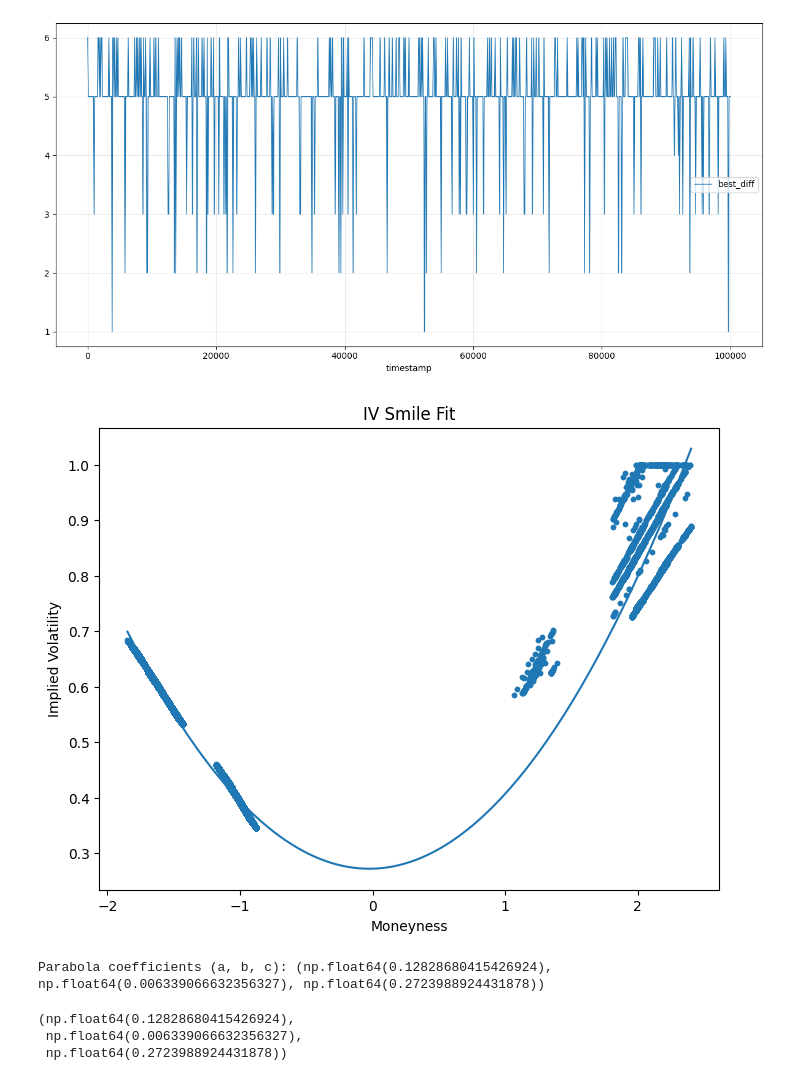
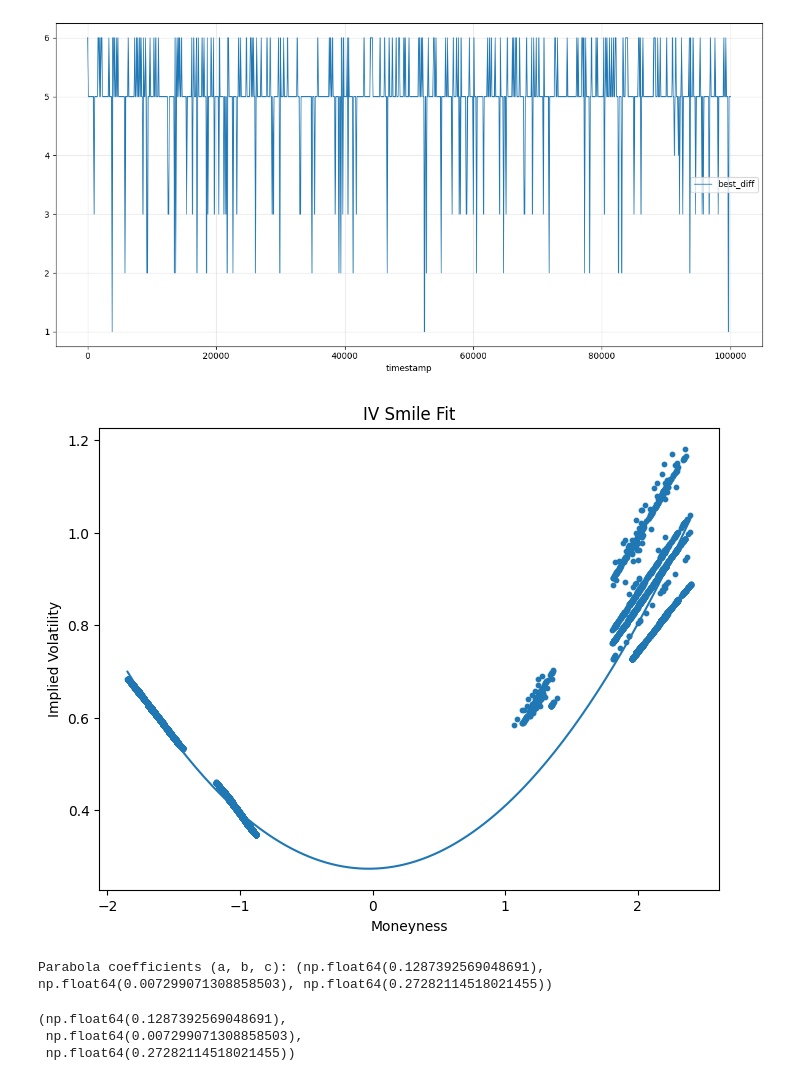
Before and after one commit to ishaanthenerd/IMC-Prosperity-4, a Jupyter notebook: algo_exploration/R3_ig.ipynb, the cells around one changed output. Saved outputs shown, nothing was run; the diff lists cells and outputs as text; code cells hidden in the pictures.

```diff
--- a/algo_exploration/R3_ig.ipynb
+++ b/algo_exploration/R3_ig.ipynb
@@ -82,7 +88,7 @@ class BlackScholes:
         call_price, spot, strike, time_to_expiry, max_iterations=200, tolerance=1e-10
     ):
         low_vol = 0.0001
-        high_vol = 1.0
+        high_vol = 2.0
         volatility = (low_vol + high_vol) / 2.0
         for _ in range(max_iterations):
             estimated_price = BlackScholes.black_scholes_call(spot, strike, time_to_expiry, volatility)
@@ -101,7 +107,7 @@ class BlackScholes:
         put_price, spot, strike, time_to_expiry, max_iterations=200, tolerance=1e-10
     ):
         low_vol = 0.0001
-        high_vol = 1.0
+        high_vol = 2.0
         volatility = (low_vol + high_vol) / 2.0
         for _ in range(max_iterations):
             estimated_price = BlackScholes.black_scholes_put(spot, strike, time_to_expiry, volatility)
@@ -163,35 +169,35 @@ def option_scalping_analysis(df: pd.DataFrame):
     # filter out weird data; line is (0.5, 0.15) to (2, 0.4)
     # m = 0.25/1.5 = 1/6; y >= 1/6 * (x - 2) + 0.4
     results = results[results[:, 1] >= 1/6 * (results[:, 0]) + 0.4]
     x = results[:, 0]
     y = results[:, 1]
 
     # ---- plot IV points ----
     plt.figure(figsize=(8, 6))
     plt.scatter(x, y, s=10)
 
     # ---- fit parabola ----
     a, b, c = np.polyfit(x, y, 2)
 
     x_fit = np.linspace(np.min(x), np.max(x), 200)
     y_fit = a * x_fit**2 + b * x_fit + c
 
     plt.plot(x_fit, y_fit)
 
     plt.xlabel("Moneyness")
     plt.ylabel("Implied Volatility")
     plt.title("IV Smile Fit")
     plt.show()
 
     print("Parabola coefficients (a, b, c):", (a, b, c))
 
     return a, b, c
 
 df = extract_data(3, 120000)
 option_scalping_analysis(df)
 # %% [output]
-[figure, old version]
+[figure, new version]
-Parabola coefficients (a, b, c): (np.float64(0.12828680415426924), np.float64(0.006339066632356327), np.float64(0.2723988924431878))
+Parabola coefficients (a, b, c): (np.float64(0.1287392569048691), np.float64(0.007299071308858503), np.float64(0.27282114518021455))
-(np.float64(0.12828680415426924),
- np.float64(0.006339066632356327),
- np.float64(0.2723988924431878))
+(np.float64(0.1287392569048691),
+ np.float64(0.007299071308858503),
+ np.float64(0.27282114518021455))
```
Also changed, not shown: parts of 2 cells of this notebook, 1 other file.
